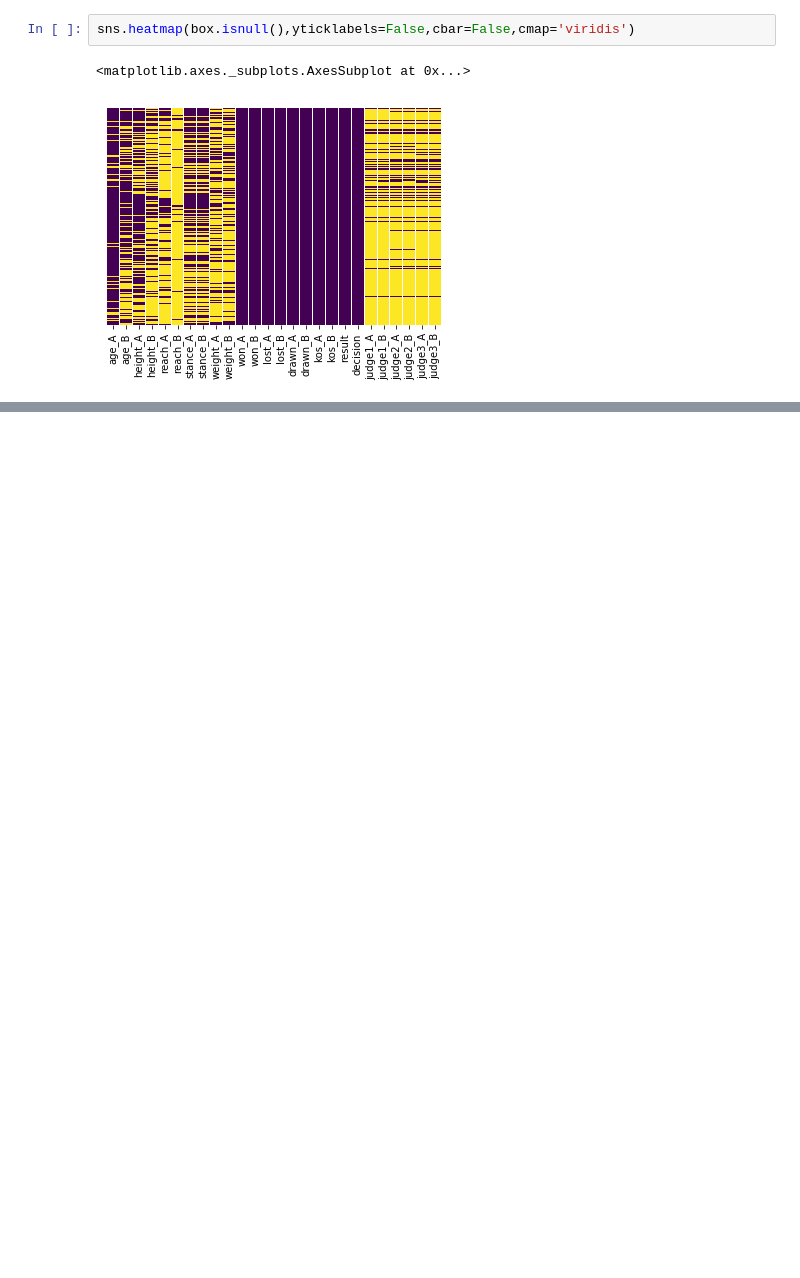
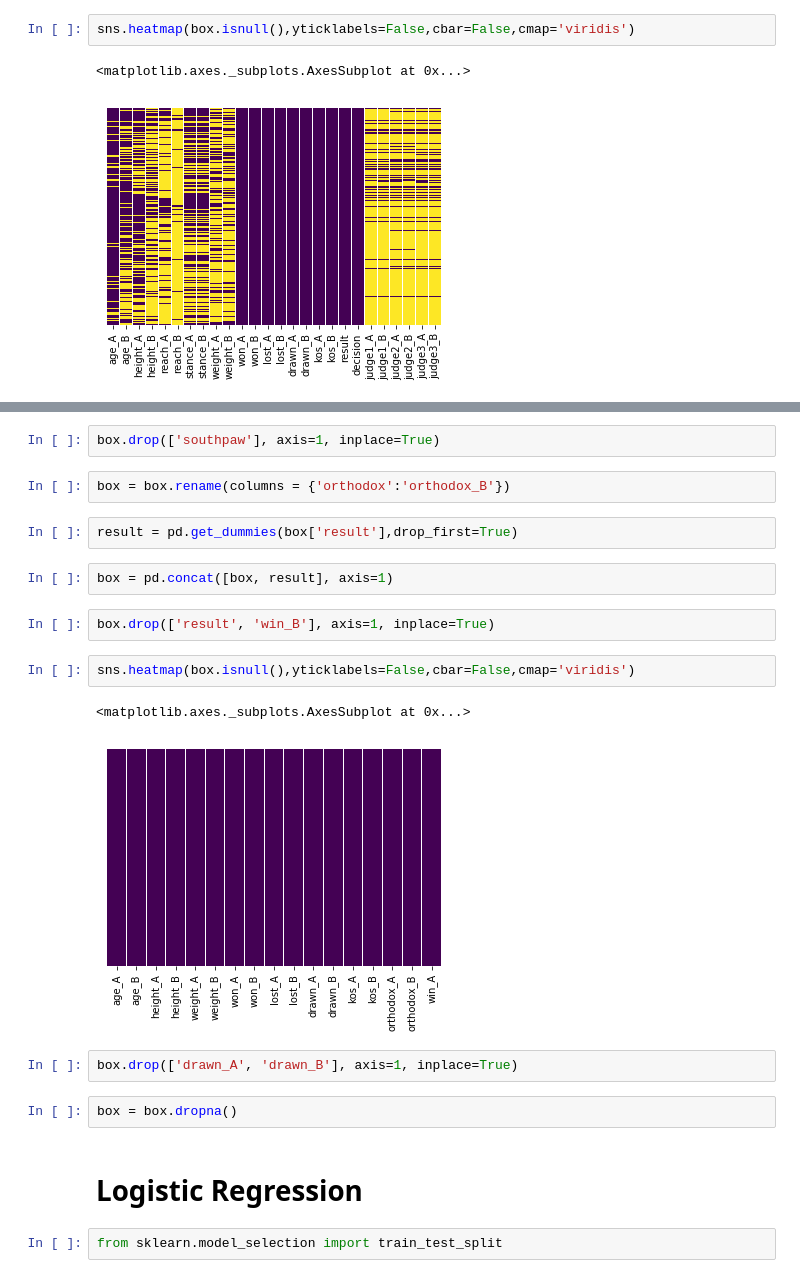
Before and after one commit to Nar67/MachineLearningProject, a Jupyter notebook: project/DataSet Testing Grounds.ipynb, the cells around one changed output, grey strips where cells are left out. Saved outputs shown, nothing was run; the diff lists cells and outputs as text; blank space fills up the shorter version.

```diff
--- a/project/DataSet Testing Grounds.ipynb
+++ b/project/DataSet Testing Grounds.ipynb
@@ -44,0 +138,23 @@ memory usage: 76.9+ MB
+# %%
+box.drop(['southpaw'], axis=1, inplace=True)
+# %%
+box = box.rename(columns = {'orthodox':'orthodox_B'})
+# %%
+result = pd.get_dummies(box['result'],drop_first=True)
+# %%
+box = pd.concat([box, result], axis=1)
+# %%
+box.drop(['result', 'win_B'], axis=1, inplace=True)
+# %%
+sns.heatmap(box.isnull(),yticklabels=False,cbar=False,cmap='viridis')
+# %% [output]
+<matplotlib.axes._subplots.AxesSubplot at 0x...>
+[figure, added]
+# %%
+box.drop(['drawn_A', 'drawn_B'], axis=1, inplace=True)
+# %%
+box = box.dropna()
+# %% [markdown]
+# Logistic Regression
+# %%
+from sklearn.model_selection import train_test_split
```
Also changed, not shown: parts of 51 cells of this notebook, 2 other files.
